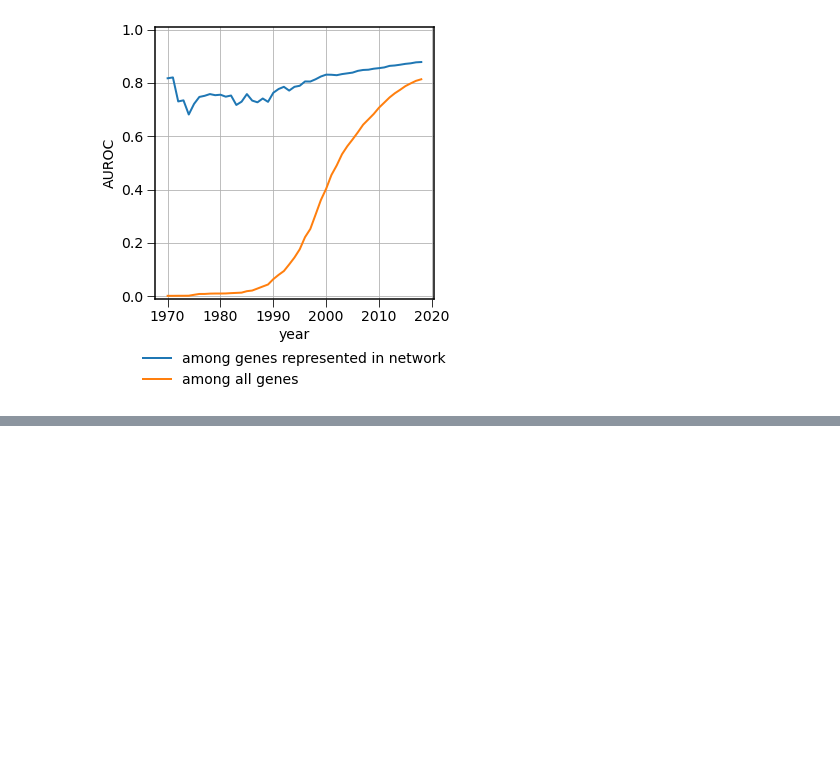
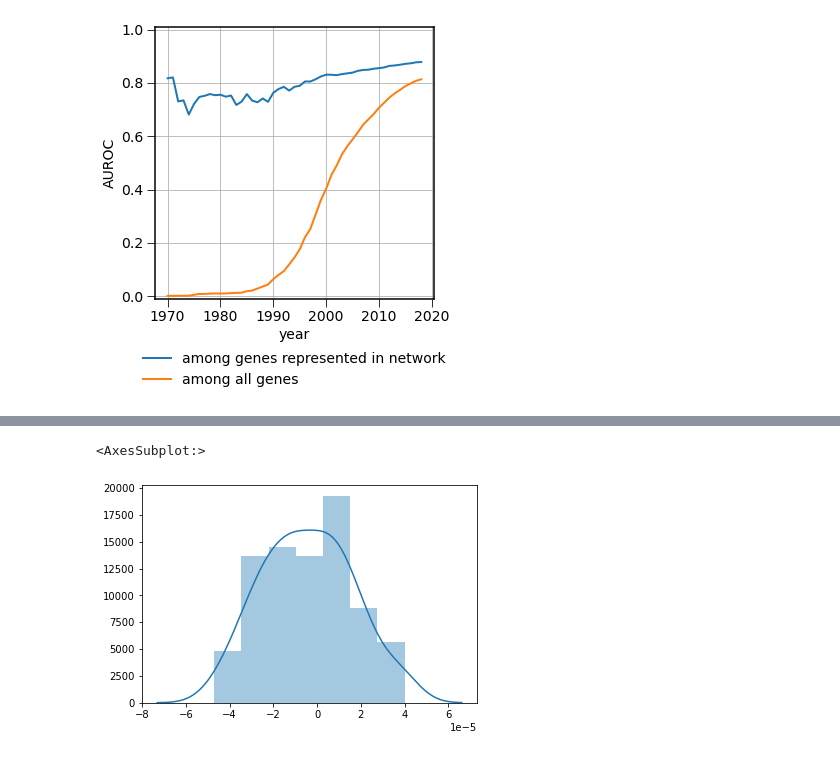
Before and after one commit to tulachin/gene_literature_network, a Jupyter notebook: group_pred.ipynb, the cells around one changed output, grey strips where cells are left out. Drawn from its saved outputs; the diff is of its cells as text; code cells hidden in the pictures; blank space fills up the shorter version.

```diff
--- a/group_pred.ipynb
+++ b/group_pred.ipynb
@@ -1220,0 +1249,10 @@ fig.savefig('./img/auroc_over_time_pn.png', dpi=200, bbox_inches='tight')
+# %%
+modularity_null = []
+for trial in range(100):
+    ontology = np.random.choice(G.nodes, 10)
+    modularity_null.append(nx.algorithms.community.modularity(G, communities=[G.nodes & ontology, G.nodes - ontology]))
+# %%
+sns.distplot(modularity_null)
+# %% [output]
+<AxesSubplot:>
+[figure, added]
```
Also changed, not shown: parts of 6 cells of this notebook.
